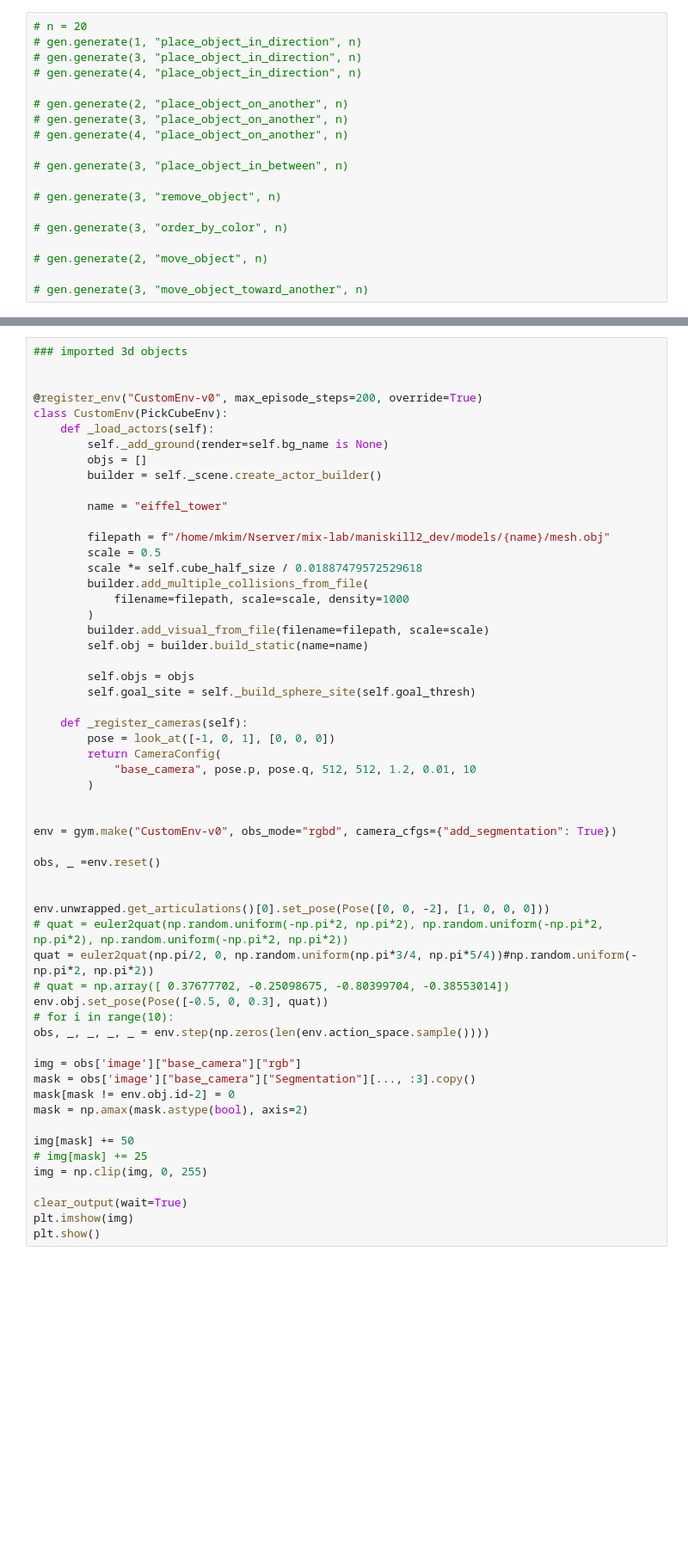
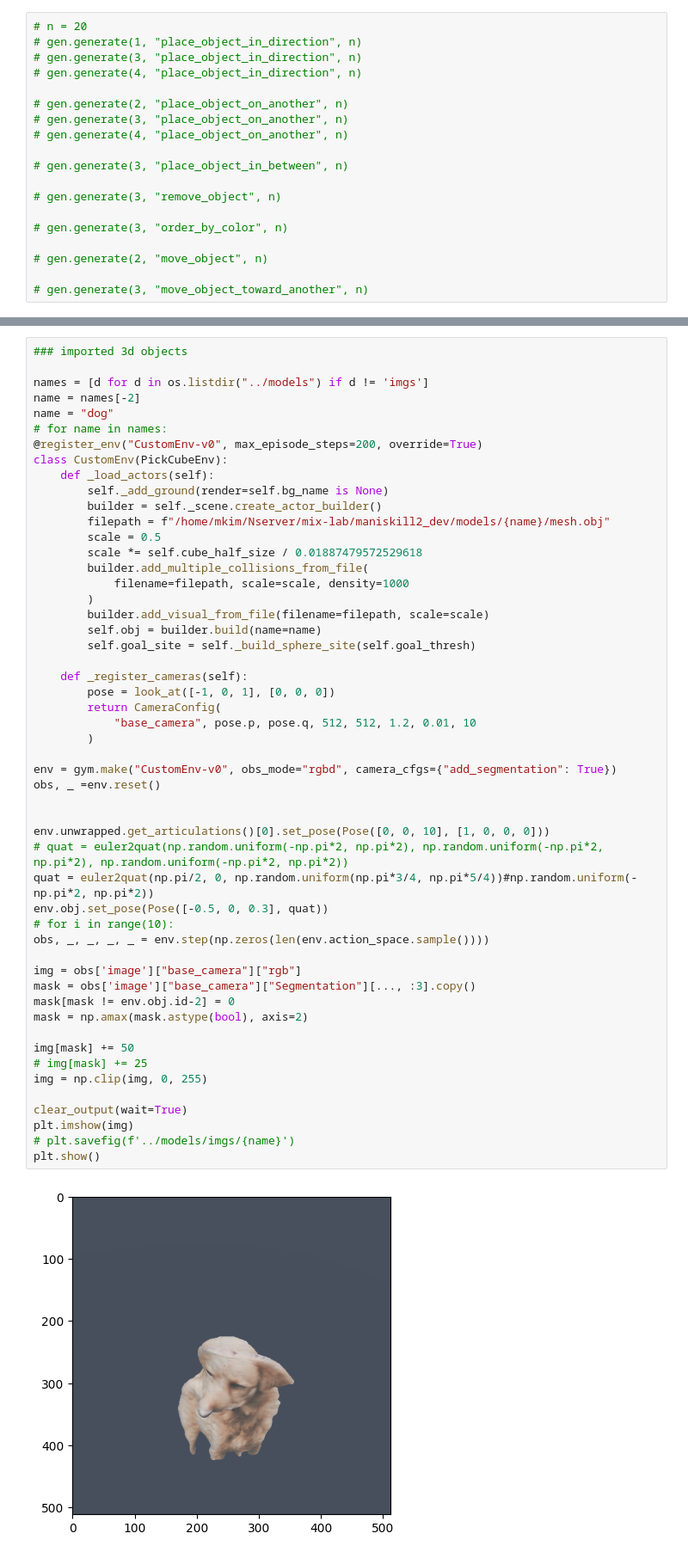
Before and after one commit to KaiMJ/Benchmark_Maniskill2, a Jupyter notebook: creation/refactor.ipynb, the cells around one changed output, grey strips where cells are left out. Shown at 86% size. Saved outputs shown, nothing was run; the diff lists cells and outputs as text; blank space fills up the shorter version.

```diff
--- a/creation/refactor.ipynb
+++ b/creation/refactor.ipynb
@@ -57,16 +104,15 @@ gen = GenerationClass(model_paths)
 # %%
 ### imported 3d objects
 
-
+names = [d for d in os.listdir("../models") if d != 'imgs']
+name = names[-2]
+name = "dog"
+# for name in names:
 @register_env("CustomEnv-v0", max_episode_steps=200, override=True)
 class CustomEnv(PickCubeEnv):
     def _load_actors(self):
         self._add_ground(render=self.bg_name is None)
-        objs = []
         builder = self._scene.create_actor_builder()
-
-        name = "eiffel_tower"
-
         filepath = f"/home/mkim/Nserver/mix-lab/maniskill2_dev/models/{name}/mesh.obj"
         scale = 0.5
         scale *= self.cube_half_size / 0.01887479572529618
@@ -74,40 +120,38 @@ class CustomEnv(PickCubeEnv):
             filename=filepath, scale=scale, density=1000
         )
         builder.add_visual_from_file(filename=filepath, scale=scale)
-        self.obj = builder.build_static(name=name)
-
-        self.objs = objs
+        self.obj = builder.build(name=name)
         self.goal_site = self._build_sphere_site(self.goal_thresh)
 
     def _register_cameras(self):
         pose = look_at([-1, 0, 1], [0, 0, 0])
         return CameraConfig(
             "base_camera", pose.p, pose.q, 512, 512, 1.2, 0.01, 10
         )
 
-
 env = gym.make("CustomEnv-v0", obs_mode="rgbd", camera_cfgs={"add_segmentation": True})
-
 obs, _ =env.reset()
 
 
-env.unwrapped.get_articulations()[0].set_pose(Pose([0, 0, -2], [1, 0, 0, 0]))
+env.unwrapped.get_articulations()[0].set_pose(Pose([0, 0, 10], [1, 0, 0, 0]))
 # quat = euler2quat(np.random.uniform(-np.pi*2, np.pi*2), np.random.uniform(-np.pi*2, np.pi*2), np.random.uniform(-np.pi*2, np.pi*2))
 quat = euler2quat(np.pi/2, 0, np.random.uniform(np.pi*3/4, np.pi*5/4))#np.random.uniform(-np.pi*2, np.pi*2))
-# quat = np.array([ 0.37677702, -0.25098675, -0.80399704, -0.38553014])
 env.obj.set_pose(Pose([-0.5, 0, 0.3], quat))
 # for i in range(10):
 obs, _, _, _, _ = env.step(np.zeros(len(env.action_space.sample())))
 
 img = obs['image']["base_camera"]["rgb"]
 mask = obs['image']["base_camera"]["Segmentation"][..., :3].copy()
 mask[mask != env.obj.id-2] = 0
 mask = np.amax(mask.astype(bool), axis=2)
 
 img[mask] += 50
 # img[mask] += 25
 img = np.clip(img, 0, 255)
 
 clear_output(wait=True)
 plt.imshow(img)
+# plt.savefig(f'../models/imgs/{name}')
 plt.show()
+# %% [output]
+[figure, added]
```
Also changed, not shown: parts of 6 cells of this notebook, 9 other files.
